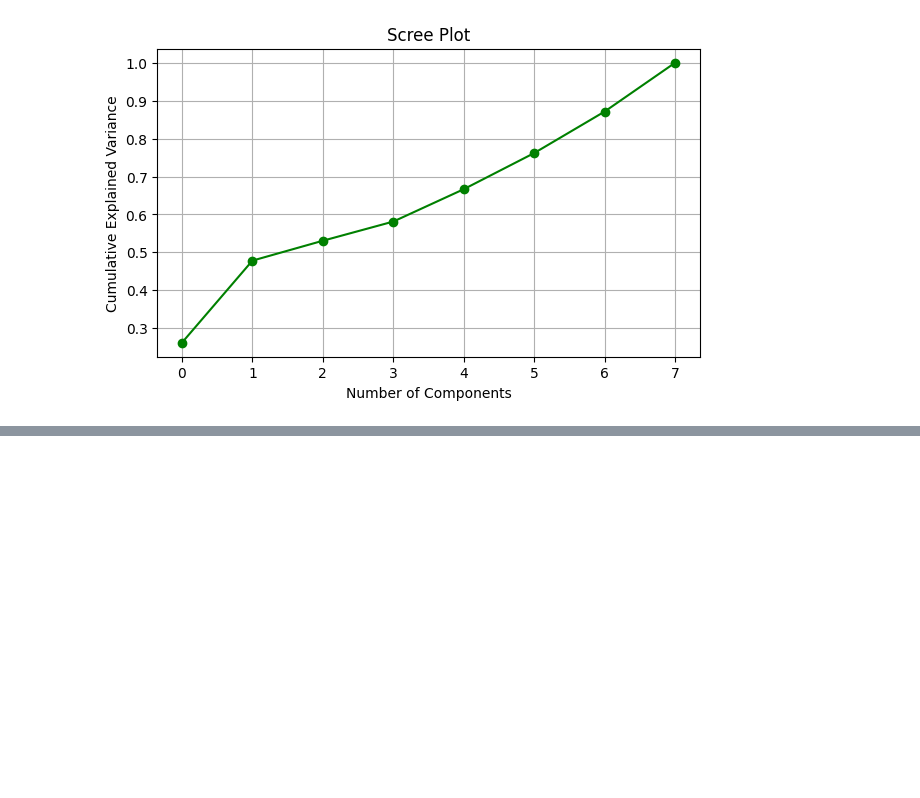
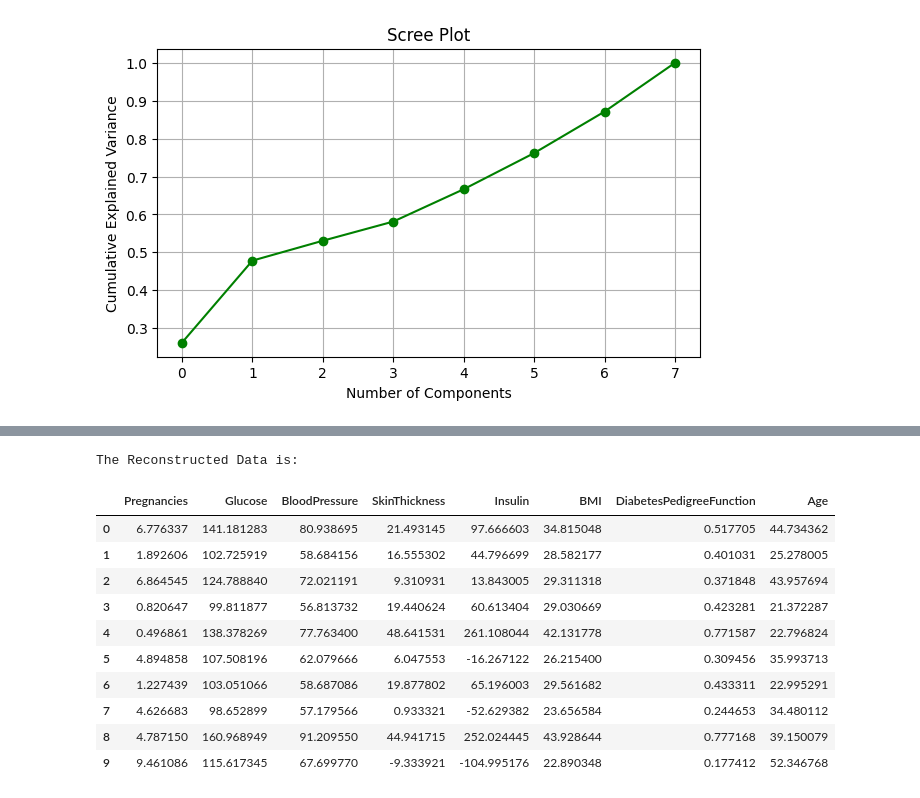
Before and after one commit to SarveshTikekar/CSL701-Machine-Learning, a Jupyter notebook: PCA_Sarvesh.ipynb, the cells around one changed output, grey strips where cells are left out. Drawn from its saved outputs; the diff is of its cells as text; code cells hidden in the pictures; blank space fills up the shorter version.

```diff
--- a/PCA_Sarvesh.ipynb
+++ b/PCA_Sarvesh.ipynb
@@ -228 +326,27 @@ plt.show()
 [figure]
+# %%
+# Reconstruct Original Data from Top Principal Components
+X_reconstructed = X_pca.dot(W.T) # project back to original space
+
+
+# Inverse standardization to get approximate original feature values
+X_reconstructed_original_scale = std_scaler.inverse_transform(X_reconstructed)
+
+
+print("\nThe Reconstructed Data is: \n")
+transformed_data = pd.DataFrame(X_reconstructed_original_scale, columns=data.columns[:-1])
+
+transformed_data.head(10)
+# %% [output]
+The Reconstructed Data is:
+|  | Pregnancies | Glucose | BloodPressure | SkinThickness | Insulin | BMI | DiabetesPedigreeFunction | Age |
+| 0 | 6.776337 | 141.181283 | 80.938695 | 21.493145 | 97.666603 | 34.815048 | 0.517705 | 44.734362 |
+| 1 | 1.892606 | 102.725919 | 58.684156 | 16.555302 | 44.796699 | 28.582177 | 0.401031 | 25.278005 |
+| 2 | 6.864545 | 124.788840 | 72.021191 | 9.310931 | 13.843005 | 29.311318 | 0.371848 | 43.957694 |
+| 3 | 0.820647 | 99.811877 | 56.813732 | 19.440624 | 60.613404 | 29.030669 | 0.423281 | 21.372287 |
+| 4 | 0.496861 | 138.378269 | 77.763400 | 48.641531 | 261.108044 | 42.131778 | 0.771587 | 22.796824 |
+| 5 | 4.894858 | 107.508196 | 62.079666 | 6.047553 | -16.267122 | 26.215400 | 0.309456 | 35.993713 |
+| 6 | 1.227439 | 103.051066 | 58.687086 | 19.877802 | 65.196003 | 29.561682 | 0.433311 | 22.995291 |
+| 7 | 4.626683 | 98.652899 | 57.179566 | 0.933321 | -52.629382 | 23.656584 | 0.244653 | 34.480112 |
+| 8 | 4.787150 | 160.968949 | 91.209550 | 44.941715 | 252.024445 | 43.928644 | 0.777168 | 39.150079 |
+| 9 | 9.461086 | 115.617345 | 67.699770 | -9.333921 | -104.995176 | 22.890348 | 0.177412 | 52.346768 |
```
Also changed, not shown: parts of 8 cells of this notebook.
